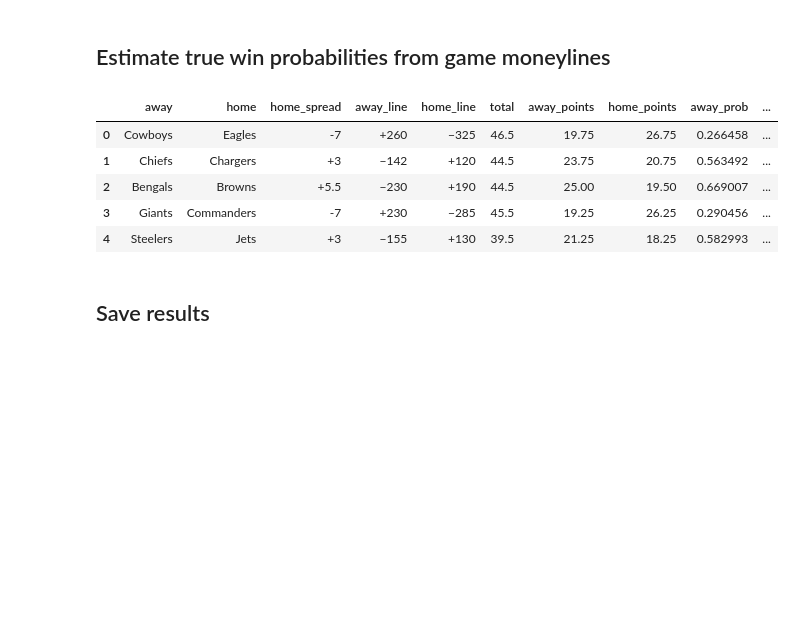
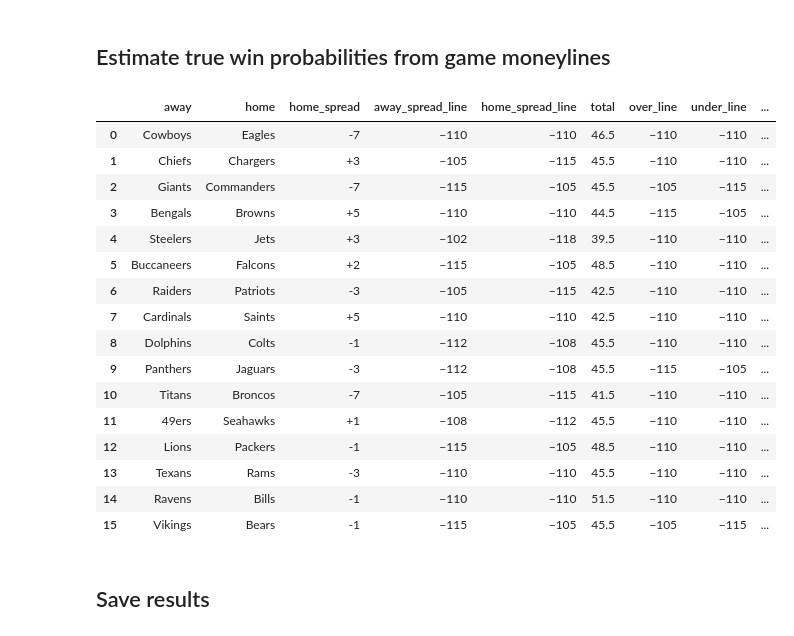
Before and after one commit to alexcontarino/personal-projects, a Jupyter notebook: Sports_Betting/NFL_Moneyline_Scrape.ipynb, the cells around one changed output. Drawn from its saved outputs; the diff is of its cells as text; code cells hidden in the pictures; blank space fills up the shorter version.

```diff
--- a/Sports_Betting/NFL_Moneyline_Scrape.ipynb
+++ b/Sports_Betting/NFL_Moneyline_Scrape.ipynb
@@ -96,27 +105,34 @@ No Total Offered: 28
 ## Convert response to dataframe and check for errors
 # %%
 # Step 4: Organize data into table format
-team_line_list
 
-game_list = [None] * (16*17)
+game_list = [None] * int(len(team_line_list)/2)
 team_counter = 0
 game_counter = -1
-for team, spread, line, total in team_line_list:
+for team, spread, spread_line, total, total_line, moneyline in team_line_list:
     if team_counter == 2:
         # reset game counter if iterated thru two teams
         team_counter = 0
     if team_counter == 0:
         # initiate new game instance and increment game counter
         game_counter += 1
-        game_list[game_counter] = {"away": None, "home": None, "home_spread": None, "away_line": None, "home_line": None, "total": None}
+        game_list[game_counter] = {"away": None, "home": None,
+                                   "home_spread": None, "away_spread_line": None, "home_spread_line": None,
+                                   "total": None, "over_line": None, "under_line": None,
+                                   "away_moneyline": None, "home_moneyline": None}
         # input away team data
         game_list[game_counter]["away"] = team
-        game_list[game_counter]["away_line"] = line
+        game_list[game_counter]["away_spread_line"] = spread_line
+        game_list[game_counter]["away_moneyline"] = moneyline
         game_list[game_counter]["total"] = total
+        game_list[game_counter]["over_line"] = total_line
     if team_counter == 1:
+        # input home team data
         game_list[game_counter]["home"] = team
         game_list[game_counter]["home_spread"] = spread
-        game_list[game_counter]["home_line"] = line
+        game_list[game_counter]["home_spread_line"] = spread_line
+        game_list[game_counter]["home_moneyline"] = moneyline
+        game_list[game_counter]["under_line"] = total_line
     # increment team counter
     team_counter += 1
 # %%
@@ -159,6 +175,8 @@ def odds_to_prob(moneyline):
 
     # Output:
     ## implied_prob
+    if moneyline is None:
+      return None
 
     if moneyline[0] == "+":
         num_moneyline = float(moneyline[1:])
@@ -196,20 +214,37 @@ def compute_prob(away_line, home_line):
     probs = prob_vig_adjust(implied_probs[:,0], implied_probs[:,1])
 
     return probs
-# %%
-# Convert moneylines into true win probabilities
-probs = compute_prob(game_dict.away_line, game_dict.home_line)
-game_dict["away_prob"] = probs[:,0]
-game_dict["home_prob"] = probs[:,1]
+# %%
+# Convert moneylines into true win probabilities
+W_probs = compute_prob(game_dict.away_moneyline, game_dict.home_moneyline)
+game_dict["away_W_prob"] = W_probs[:,0]
+game_dict["home_W_prob"] = W_probs[:,1]
+cover_probs = compute_prob(game_dict.away_spread_line, game_dict.home_spread_line)
+game_dict["away_cover_prob"] = cover_probs[:,0]
+game_dict["home_cover_prob"] = cover_probs[:,1]
+over_under_probs = compute_prob(game_dict.over_line, game_dict.under_line)
+game_dict["over_prob"] = over_under_probs[:,0]
+game_dict["under_prob"] = over_under_probs[:,1]
 # %%
-game_dict.head()
+game_dict.head(16)
 # %% [output]
-|  | away | home | home_spread | away_line | home_line | total | away_points | home_points | away_prob | ... |
-| 0 | Cowboys | Eagles | -7 | +260 | −325 | 46.5 | 19.75 | 26.75 | 0.266458 | ... |
-| 1 | Chiefs | Chargers | +3 | −142 | +120 | 44.5 | 23.75 | 20.75 | 0.563492 | ... |
-| 2 | Bengals | Browns | +5.5 | −230 | +190 | 44.5 | 25.00 | 19.50 | 0.669007 | ... |
-| 3 | Giants | Commanders | -7 | +230 | −285 | 45.5 | 19.25 | 26.25 | 0.290456 | ... |
-| 4 | Steelers | Jets | +3 | −155 | +130 | 39.5 | 21.25 | 18.25 | 0.582993 | ... |
+|  | away | home | home_spread | away_spread_line | home_spread_line | total | over_line | under_line | ... |
+| 0 | Cowboys | Eagles | -7 | −110 | −110 | 46.5 | −110 | −110 | ... |
+| 1 | Chiefs | Chargers | +3 | −105 | −115 | 45.5 | −110 | −110 | ... |
+| 2 | Giants | Commanders | -7 | −115 | −105 | 45.5 | −105 | −115 | ... |
+| 3 | Bengals | Browns | +5 | −110 | −110 | 44.5 | −115 | −105 | ... |
+| 4 | Steelers | Jets | +3 | −102 | −118 | 39.5 | −110 | −110 | ... |
+| 5 | Buccaneers | Falcons | +2 | −115 | −105 | 48.5 | −110 | −110 | ... |
+| 6 | Raiders | Patriots | -3 | −105 | −115 | 42.5 | −110 | −110 | ... |
+| 7 | Cardinals | Saints | +5 | −110 | −110 | 42.5 | −110 | −110 | ... |
+| 8 | Dolphins | Colts | -1 | −112 | −108 | 45.5 | −110 | −110 | ... |
+| 9 | Panthers | Jaguars | -3 | −112 | −108 | 45.5 | −115 | −105 | ... |
+| 10 | Titans | Broncos | -7 | −105 | −115 | 41.5 | −110 | −110 | ... |
+| 11 | 49ers | Seahawks | +1 | −108 | −112 | 45.5 | −110 | −110 | ... |
+| 12 | Lions | Packers | -1 | −115 | −105 | 48.5 | −110 | −110 | ... |
+| 13 | Texans | Rams | -3 | −110 | −110 | 45.5 | −110 | −110 | ... |
+| 14 | Ravens | Bills | -1 | −110 | −110 | 51.5 | −110 | −110 | ... |
+| 15 | Vikings | Bears | -1 | −115 | −105 | 45.5 | −105 | −115 | ... |
 # %% [markdown]
 ## Save results
 # %%
```
Also changed, not shown: parts of 3 cells of this notebook.
